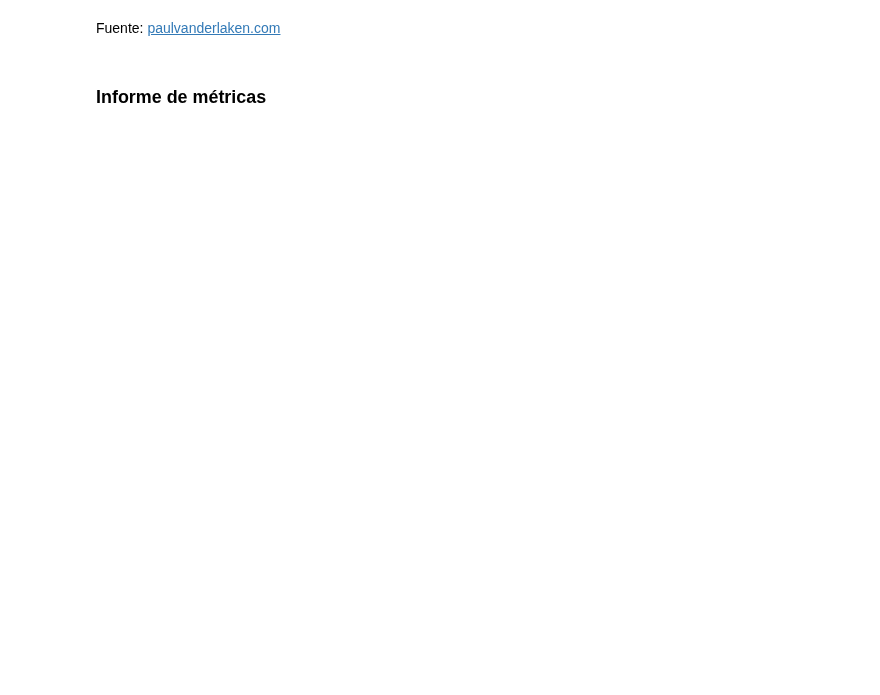
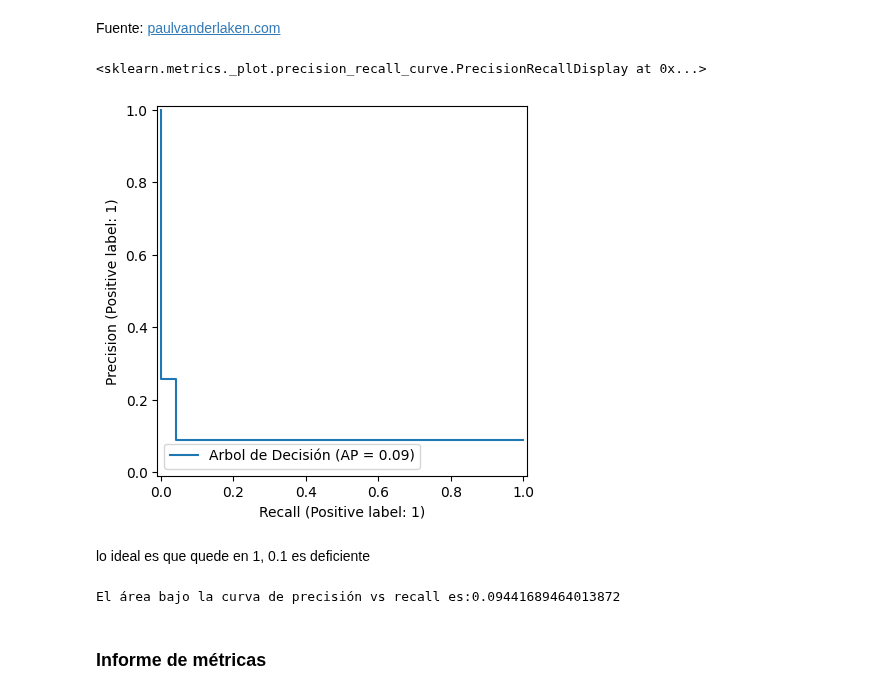
Before and after one commit to ElsaMolina/Cursos_EstadisticasConPython, a Jupyter notebook: Clasificacion_validacion_y_metricas.ipynb, the cells around one changed output. Saved outputs shown, nothing was run; the diff lists cells and outputs as text; code cells hidden in the pictures; blank space fills up the shorter version.

```diff
--- a/Clasificacion_validacion_y_metricas.ipynb
+++ b/Clasificacion_validacion_y_metricas.ipynb
@@ -87,0 +175,7 @@ Fuente: [paulvanderlaken.com](https://paulvanderlaken.com/2019/08/16/roc-auc-pre
+# %%
+PrecisionRecallDisplay.from_predictions(y_val, y_previsto, name ='Arbol de Decisión')
+# %% [output]
+<sklearn.metrics._plot.precision_recall_curve.PrecisionRecallDisplay at 0x...>
+[figure, added]
+# %% [markdown]
+lo ideal es que quede en 1, 0.1 es deficiente
@@ -88,2 +184,6 @@ Fuente: [paulvanderlaken.com](https://paulvanderlaken.com/2019/08/16/roc-auc-pre
+# %%
+print(f'El área bajo la curva de precisión vs recall es:{average_precision_score(y_val, y_previsto)} ')
+# %% [output]
+El área bajo la curva de precisión vs recall es:0.09441689464013872
 # %% [markdown]
 ### Informe de métricas
```
Also changed, not shown: parts of 39 cells of this notebook.
